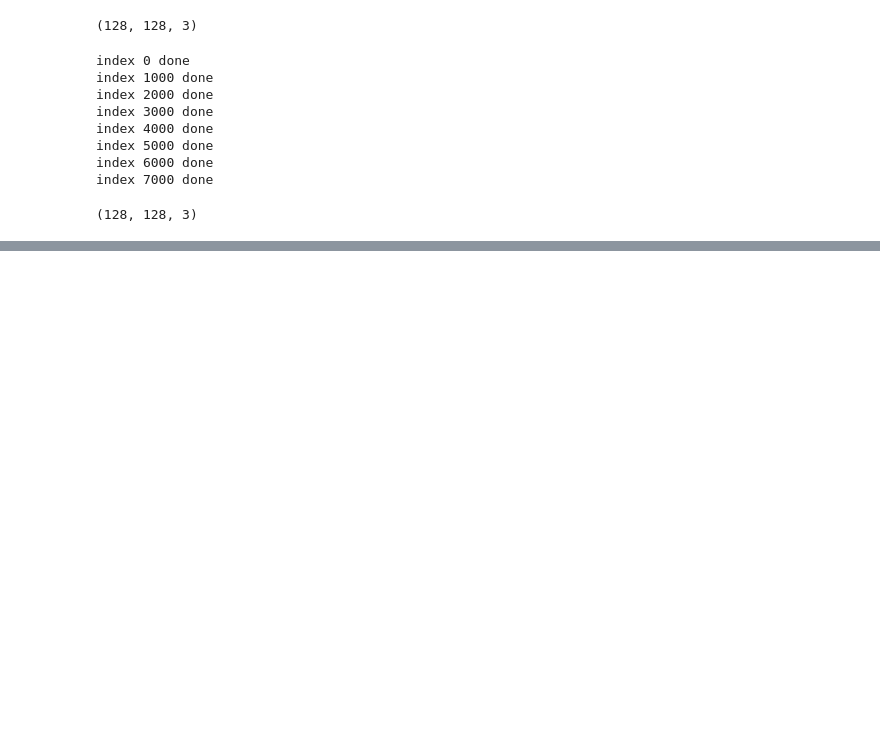
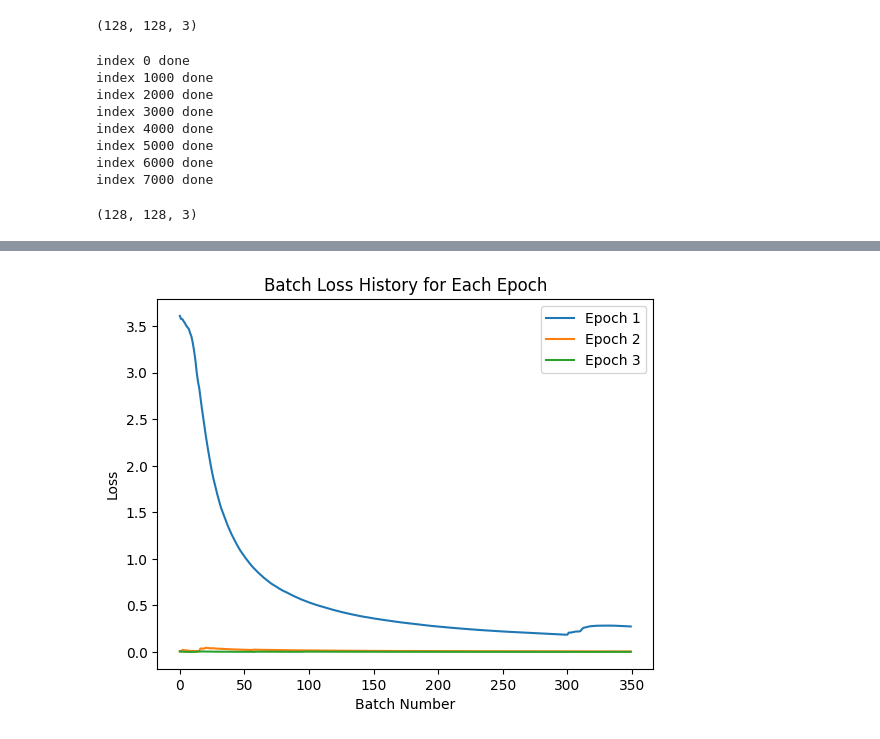
Before and after one commit to Arpitsinghvampire/computer_vision, a Jupyter notebook: indian-sign-language.ipynb, the cells around one changed output, grey strips where cells are left out. Saved outputs shown, nothing was run; the diff lists cells and outputs as text; code cells hidden in the pictures; blank space fills up the shorter version.

```diff
--- a/indian-sign-language.ipynb
+++ b/indian-sign-language.ipynb
@@ -366,7 +362,5 @@ print(red_channels.shape)
 red_channels_test = segregated_test[:, :, :, 0]
 green_channels_test = segregated_test[:, :, :, 1]
 blue_channels_test = segregated_test[:, :, :, 2]
-
-isl_model.fit([red_channels,green_channels,blue_channels],y_train_categorical,epochs=3,batch_size=100,verbose=1,validation_data=[[red_channels_test,green_channels_test,blue_channels_test],y_test_categorical])
 # %% [output]
 (35000, 128, 128)
@@ -379,0 +367,38 @@ Epoch 3/3
+# %%
+import matplotlib.pyplot as plt
+from keras.callbacks import Callback
+
+class BatchLossHistory(Callback):
+    def on_train_begin(self, logs=None):
+        self.batch_losses = []
+        self.epoch_batches = []
+
+    def on_epoch_begin(self, epoch, logs=None):
+        self.epoch_batches.append([])
+
+    def on_batch_end(self, batch, logs=None):
+        loss = logs.get('loss')
+        self.batch_losses.append(loss)
+        self.epoch_batches[-1].append(loss)
+
+# Create an instance of the callback
+batch_loss_history = BatchLossHistory()
+
+# Train the model with the callback
+history = isl_model.fit(
+    [red_channels, green_channels, blue_channels], y_train_categorical,
+    epochs=3, batch_size=100, verbose=1,
+    validation_data=([red_channels_test, green_channels_test, blue_channels_test], y_test_categorical),
+    callbacks=[batch_loss_history]
+)
+
+# Plotting the batch loss history
+for epoch, batch_losses in enumerate(batch_loss_history.epoch_batches):
+    plt.plot(batch_losses, label=f'Epoch {epoch+1}')
+
+plt.xlabel('Batch Number')
+plt.ylabel('Loss')
+plt.title('Batch Loss History for Each Epoch')
+plt.legend()
+plt.show()
+# %% [output]
@@ -379,0 +411 @@ Epoch 3/3
+[figure, added]
```
Also changed, not shown: parts of 6 cells of this notebook.
